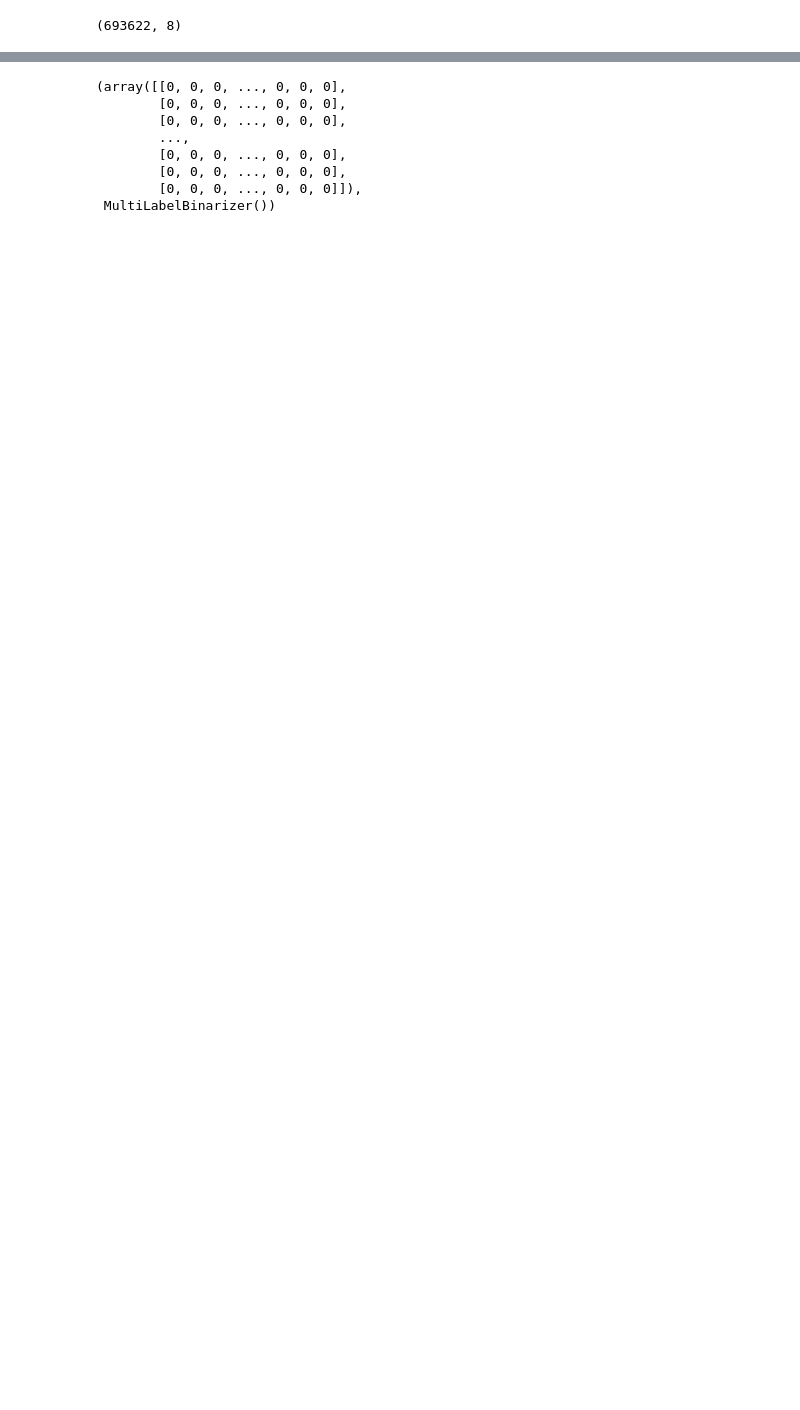
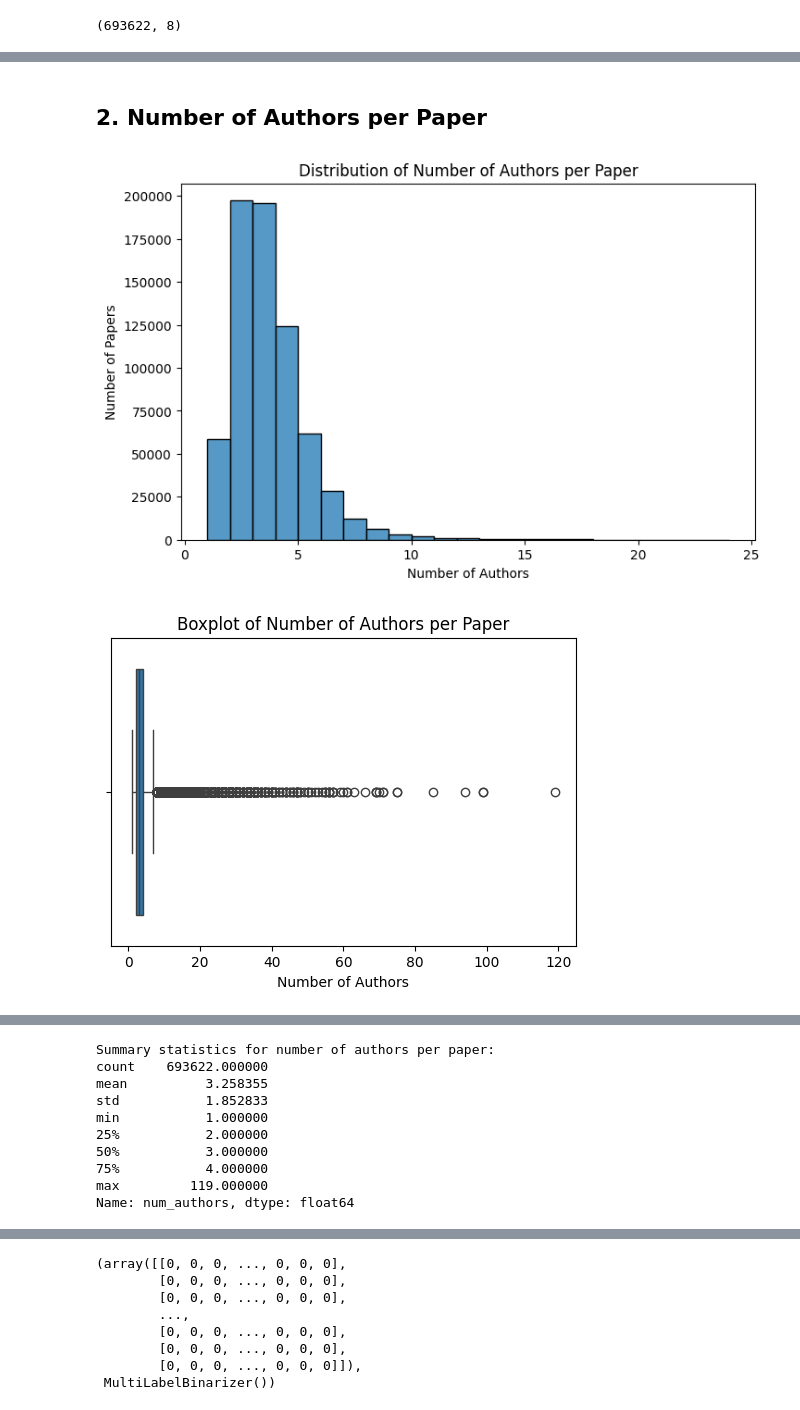
Before and after one commit to goranovic3/Related-Work-Recommandation, a Jupyter notebook: related_work_rec.ipynb, the cells around one changed output, grey strips where cells are left out. Drawn from its saved outputs; the diff is of its cells as text; code cells hidden in the pictures; blank space fills up the shorter version.

```diff
--- a/related_work_rec.ipynb
+++ b/related_work_rec.ipynb
@@ -234,0 +331,36 @@ df_filtered = filter_frequent_authors(dfNoEmpty, min_papers=5)
+# %% [markdown]
+## 2. Number of Authors per Paper
+# %%
+# number of authors per paper
+dfNoEmpty['num_authors'] = dfNoEmpty['authors'].apply(len)
+
+#  number of authors per paper
+plt.figure(figsize=(8,5))
+sns.histplot(dfNoEmpty['num_authors'], bins=range(1, 25), kde=False)
+plt.title("Distribution of Number of Authors per Paper")
+plt.xlabel("Number of Authors")
+plt.ylabel("Number of Papers")
+plt.show()
+
+# Boxplot
+plt.figure(figsize=(6,4))
+sns.boxplot(x=dfNoEmpty['num_authors'])
+plt.title("Boxplot of Number of Authors per Paper")
+plt.xlabel("Number of Authors")
+plt.show()
+
+# zoom in the boxplot
+plt.figure(figsize=(6,4))
+sns.boxplot(x=dfNoEmpty['num_authors'])
+plt.title("Boxplot of Number of Authors per Paper")
+plt.xlabel("Number of Authors")
+plt.xlim(0, 10)
+plt.show()
+
+
+# Summary statistics
+print("Summary statistics for number of authors per paper:")
+print(dfNoEmpty['num_authors'].describe())
+# %% [output]
+[figure, added]
+[figure, added]
@@ -234,0 +368,10 @@ df_filtered = filter_frequent_authors(dfNoEmpty, min_papers=5)
+Summary statistics for number of authors per paper:
+count    693622.000000
+mean          3.258355
+std           1.852833
+min           1.000000
+25%           2.000000
+50%           3.000000
+75%           4.000000
+max         119.000000
+Name: num_authors, dtype: float64
```
Also changed, not shown: parts of 51 cells of this notebook.
